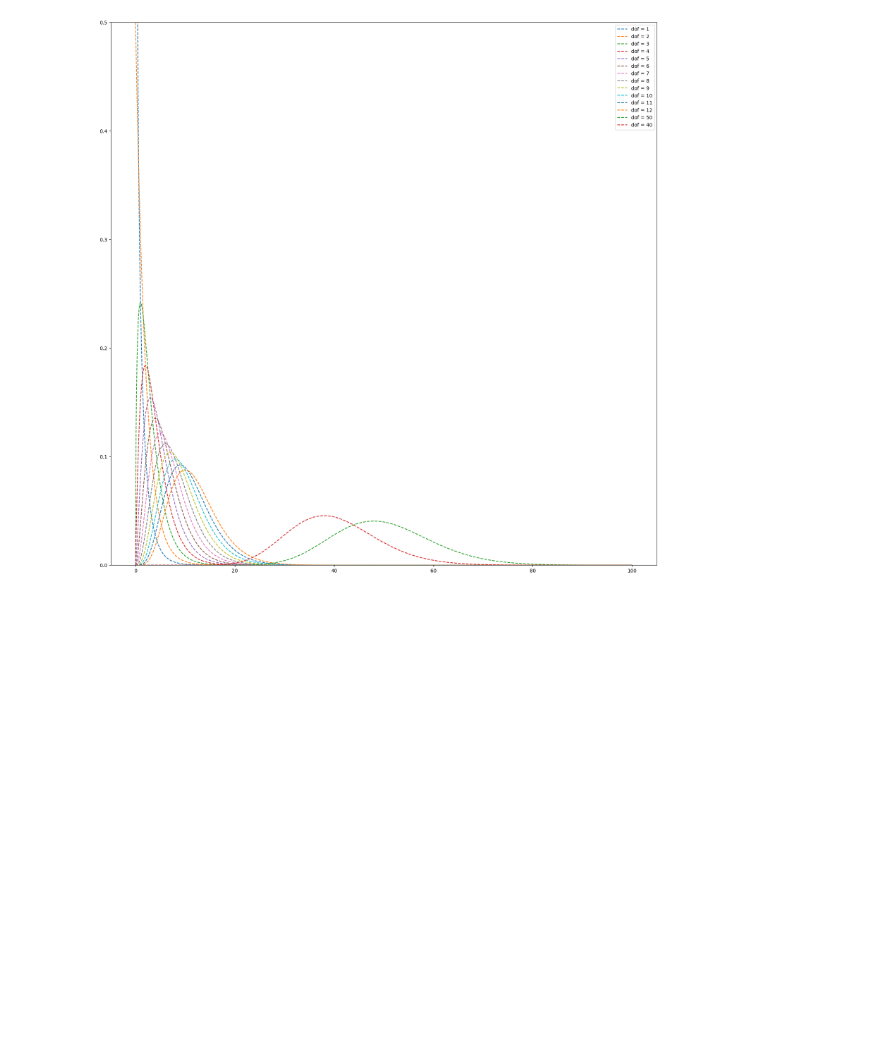
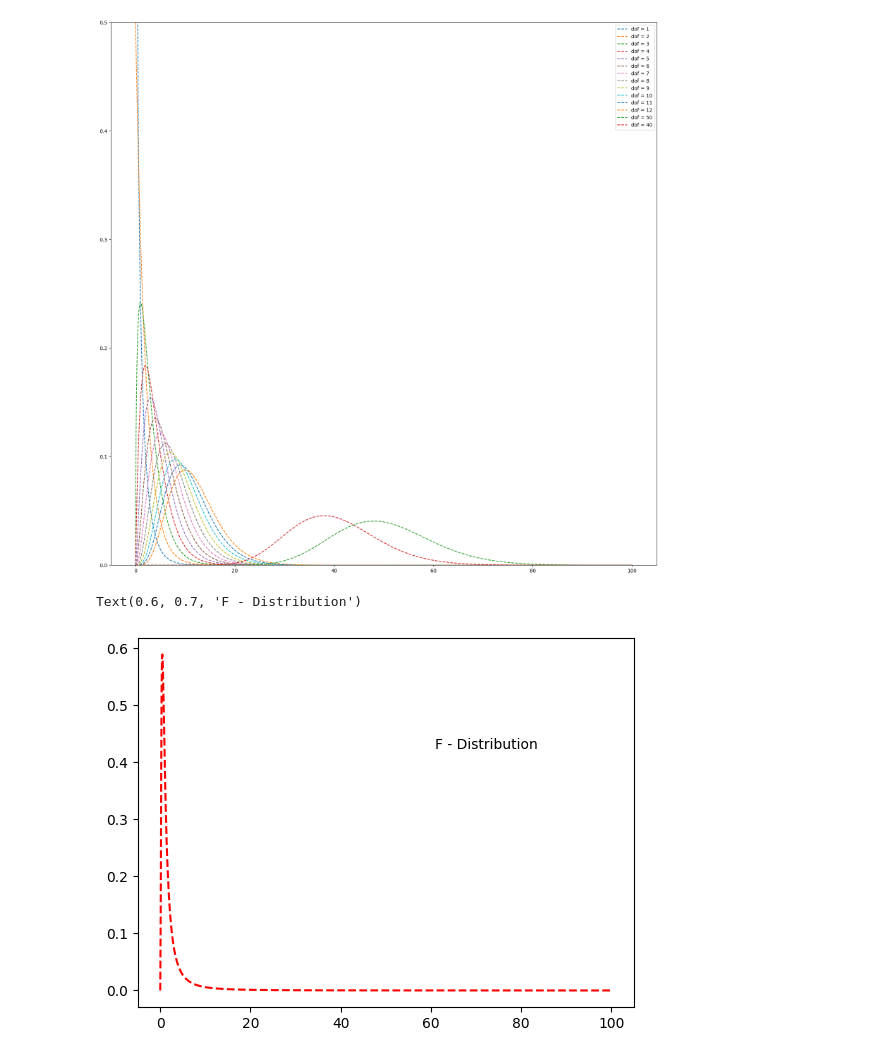
Before and after one commit to Pavansyamala/Statistics, a Jupyter notebook: ratioofsamplevariances.ipynb, the cells around one changed output. Drawn from its saved outputs; the diff is of its cells as text; code cells hidden in the pictures; blank space fills up the shorter version.

Commit message:
Sampling Distributions

```diff
--- a/ratioofsamplevariances.ipynb
+++ b/ratioofsamplevariances.ipynb
@@ -18,0 +23,9 @@ plt.show()
+# %%
+x = np.linspace(0,100,1000)
+y = f.pdf(x,8,3)
+# %%
+plt.plot(x , y , 'r--')
+plt.annotate(text= f'F - Distribution' , xy = (0.6,0.7) , xycoords='axes fraction')
+# %% [output]
+Text(0.6, 0.7, 'F - Distribution')
+[figure, added]
```
Also changed, not shown: parts of 5 cells of this notebook.
